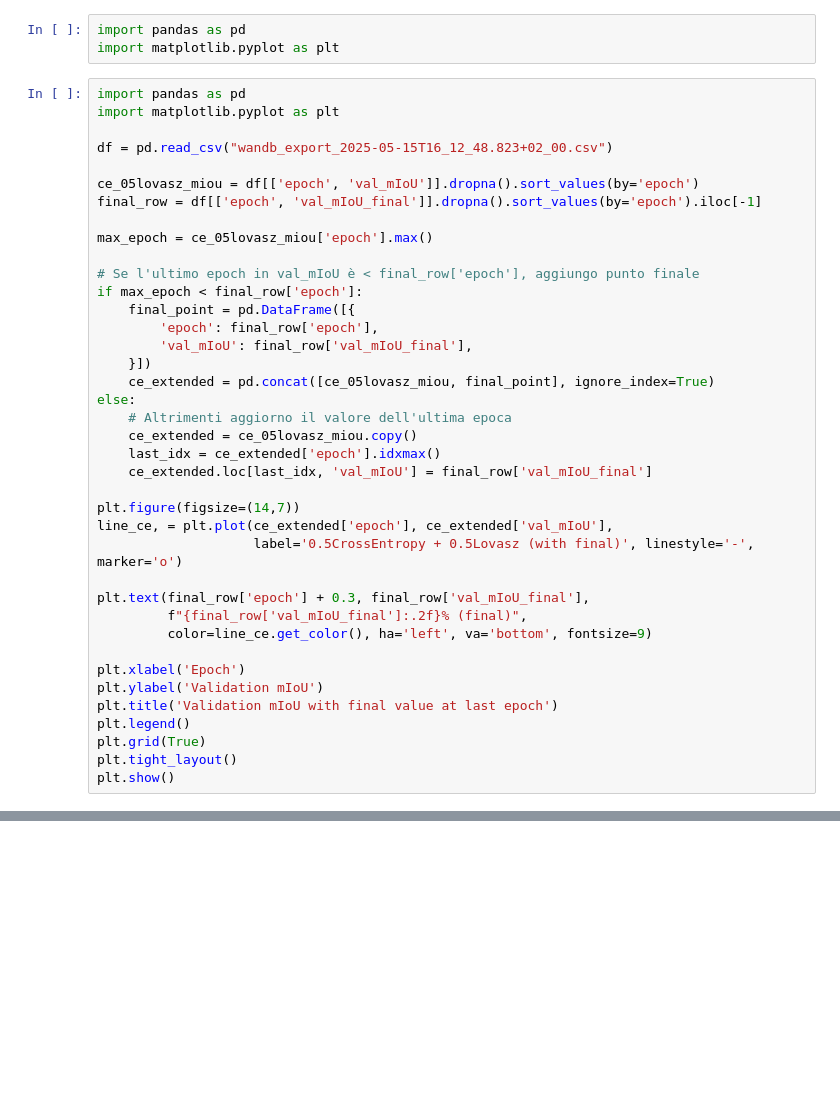
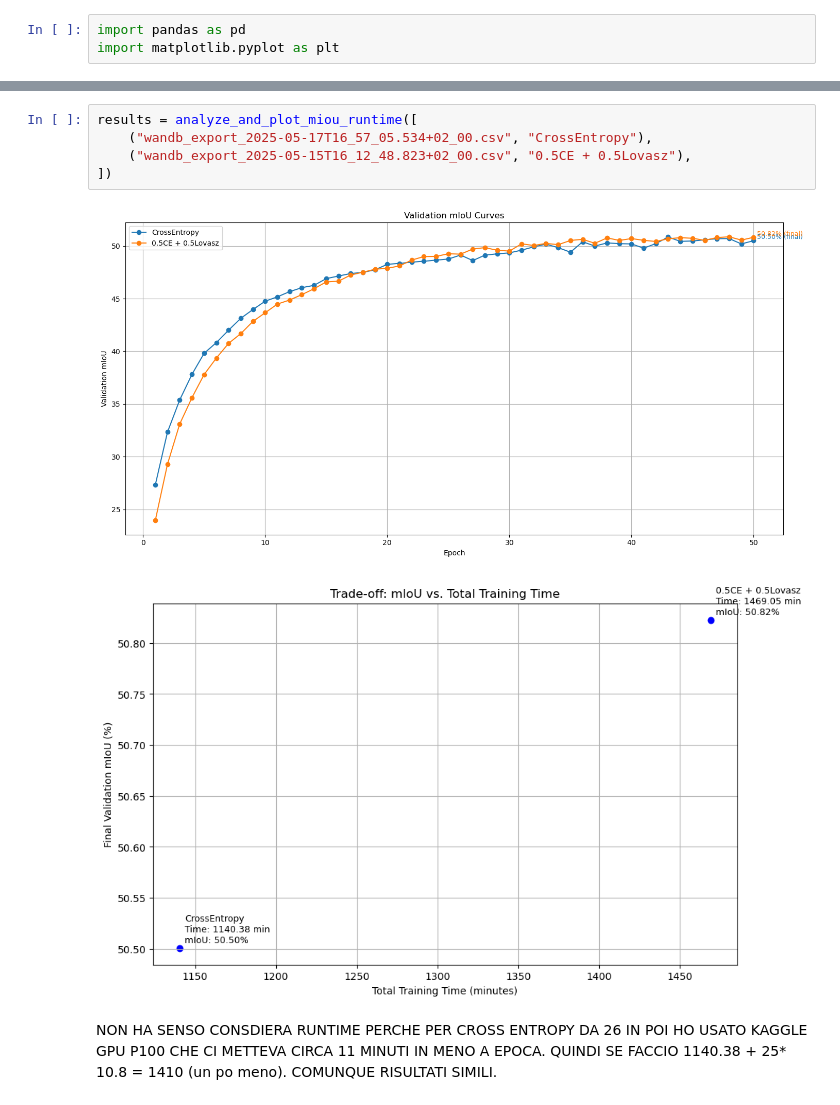
Before and after one commit to elisabettaroviera/MLDL-Project, a Jupyter notebook: comparison_deeplab_losses.ipynb, the cells around one changed output, grey strips where cells are left out. Drawn from its saved outputs; the diff is of its cells as text; blank space fills up the shorter version.

Commit message:
Update comparison ce and ce_lovasz

```diff
--- a/comparison_deeplab_losses.ipynb
+++ b/comparison_deeplab_losses.ipynb
@@ -5,42 +5,3 @@
 # %%
 import pandas as pd
 import matplotlib.pyplot as plt
-# %%
-import pandas as pd
-import matplotlib.pyplot as plt
-
-df = pd.read_csv("wandb_export_2025-05-15T16_12_48.823+02_00.csv")
-
-ce_05lovasz_miou = df[['epoch', 'val_mIoU']].dropna().sort_values(by='epoch')
-final_row = df[['epoch', 'val_mIoU_final']].dropna().sort_values(by='epoch').iloc[-1]
-
-max_epoch = ce_05lovasz_miou['epoch'].max()
-
-# Se l'ultimo epoch in val_mIoU è < final_row['epoch'], aggiungo punto finale
-if max_epoch < final_row['epoch']:
-    final_point = pd.DataFrame([{
-        'epoch': final_row['epoch'],
-        'val_mIoU': final_row['val_mIoU_final'],
-    }])
-    ce_extended = pd.concat([ce_05lovasz_miou, final_point], ignore_index=True)
-else:
-    # Altrimenti aggiorno il valore dell'ultima epoca
-    ce_extended = ce_05lovasz_miou.copy()
-    last_idx = ce_extended['epoch'].idxmax()
-    ce_extended.loc[last_idx, 'val_mIoU'] = final_row['val_mIoU_final']
-
-plt.figure(figsize=(14,7))
-line_ce, = plt.plot(ce_extended['epoch'], ce_extended['val_mIoU'],
-                    label='0.5CrossEntropy + 0.5Lovasz (with final)', linestyle='-', marker='o')
-
-plt.text(final_row['epoch'] + 0.3, final_row['val_mIoU_final'],
-         f"{final_row['val_mIoU_final']:.2f}% (final)",
-         color=line_ce.get_color(), ha='left', va='bottom', fontsize=9)
-
-plt.xlabel('Epoch')
-plt.ylabel('Validation mIoU')
-plt.title('Validation mIoU with final value at last epoch')
-plt.legend()
-plt.grid(True)
-plt.tight_layout()
-plt.show()
@@ -102,0 +119,12 @@ KeyError: 'Runtime'
+# %%
+results = analyze_and_plot_miou_runtime([
+    ("wandb_export_2025-05-17T16_57_05.534+02_00.csv", "CrossEntropy"),
+    ("wandb_export_2025-05-15T16_12_48.823+02_00.csv", "0.5CE + 0.5Lovasz"),
+])
+# %% [output]
+[figure, added]
+[figure, added]
+# %% [markdown]
+NON HA SENSO CONSDIERA RUNTIME PERCHE PER CROSS ENTROPY DA 26 IN POI HO USATO KAGGLE GPU P100 CHE CI METTEVA CIRCA 11 MINUTI IN MENO A EPOCA.
+QUINDI SE FACCIO 1140.38 + 25* 10.8 = 1410 (un po meno).
+COMUNQUE RISULTATI SIMILI.
```
Also changed, not shown: parts of 2 cells of this notebook, 1 other file.
